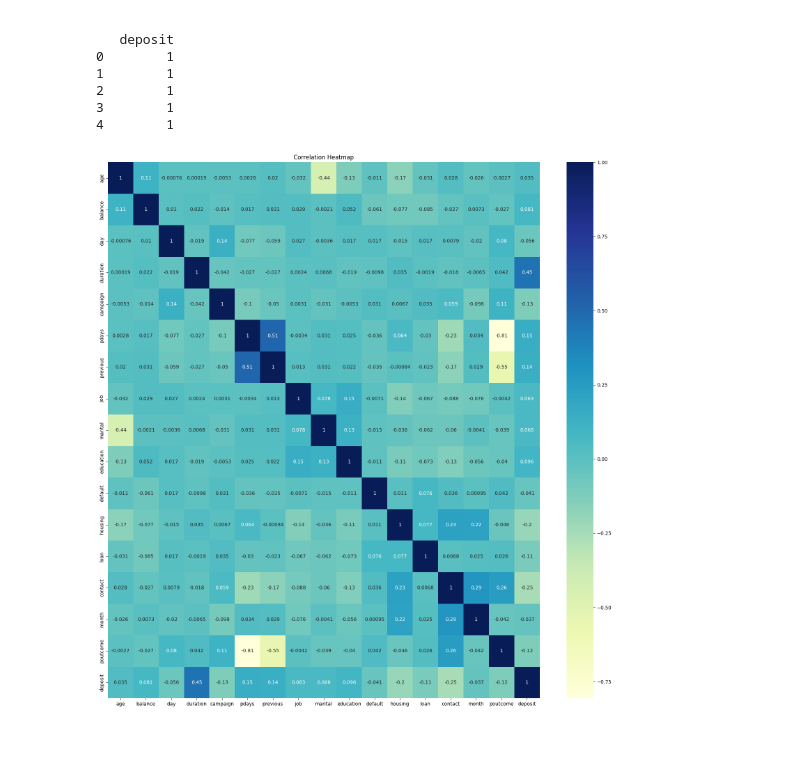
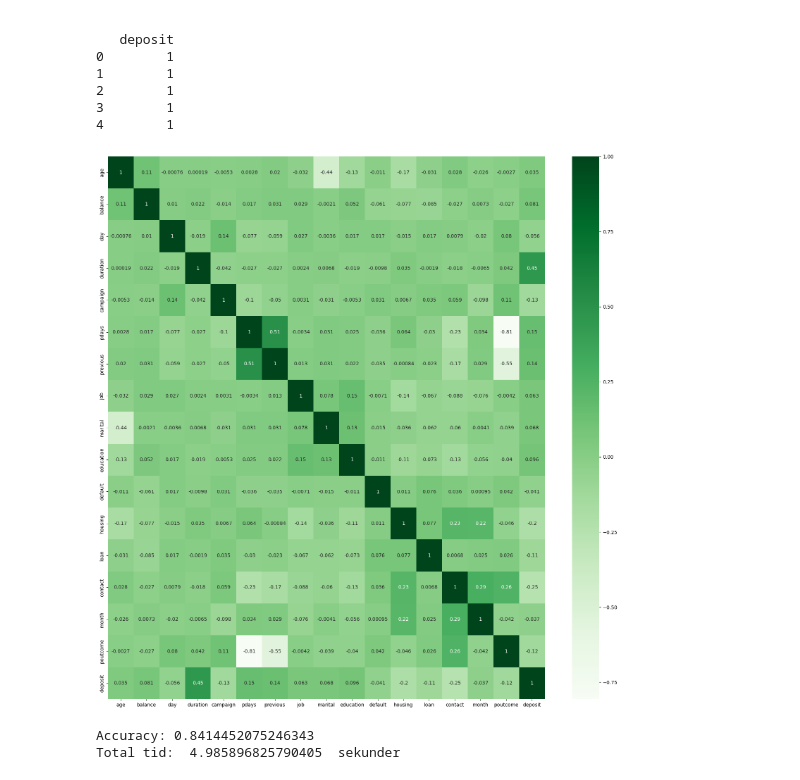
Before and after one commit to nilsson46/ProjektarbeteML, a Jupyter notebook: Bank project.ipynb, the cells around one changed output. Saved outputs shown, nothing was run; the diff lists cells and outputs as text; code cells hidden in the pictures; blank space fills up the shorter version.

```diff
--- a/Bank project.ipynb
+++ b/Bank project.ipynb
@@ -69,12 +59,12 @@ categorical_df = df[categorical_columns]
 
 #Sedan läggs datan ihop i en df igen efter att en del av datan normaliserats
 combined_df = pd.concat([normalized_df, categorical_df], axis=1)
-encoder = LabelEncoder()
+le = LabelEncoder()
 
 #Den data som är kategorisk gås här igenom och får ett numeriskt värde istället för texten innan.
 for column in categorical_columns:
     if not pd.api.types.is_numeric_dtype(combined_df[column]):
-        combined_df[column] = encoder.fit_transform(combined_df[column])
+        combined_df[column] = le.fit_transform(combined_df[column])
 
 # Visa de första 5 raderna av den kombinerade DataFrame
 print(combined_df.head())
@@ -100,11 +90,10 @@ print(combined_df.head())
 3        1
 4        1
 # %%
-# Heatmap
+# Heatmap för att hitta intressanta korrelationer
 plt.figure(figsize=(20,20))
-sns.heatmap(combined_df.corr(), annot=True, cmap="YlGnBu")
-plt.title("Correlation Heatmap")
+sns.heatmap(combined_df.corr(), annot=True, cmap="Greens")
 plt.show()
 # %% [output]
-[figure, old version]
+[figure, new version]
 # %%
@@ -114 +104,17 @@ y = combined_df["deposit"]
 x_train, x_test, y_train, y_test = train_test_split(x, y, test_size=0.3, random_state=42)
+# %%
+rfc = RandomForestClassifier(n_estimators=500)
+start_time = time.time()
+rfc.fit(x_train, y_train)
+
+y_pred = rfc.predict(x_test)
+
+accuracy = accuracy_score(y_test, y_pred)
+print("Accuracy:", accuracy)
+end_time = time.time()
+total_time = end_time - start_time
+
+print("Total tid: ", total_time, " sekunder")
+# %% [output]
+Accuracy: 0.8414452075246343
+Total tid:  4.985896825790405  sekunder
```
Also changed, not shown: parts of 14 cells of this notebook, 2 other files.
